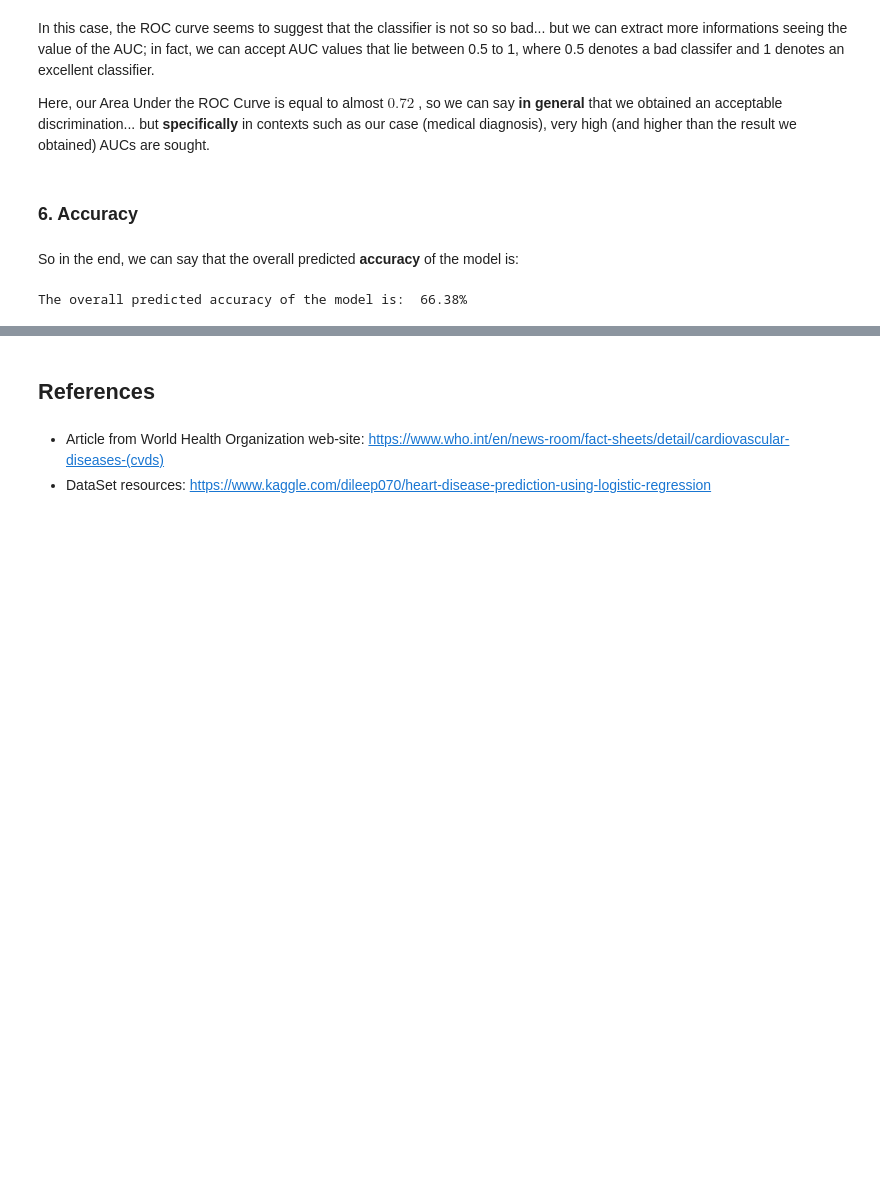
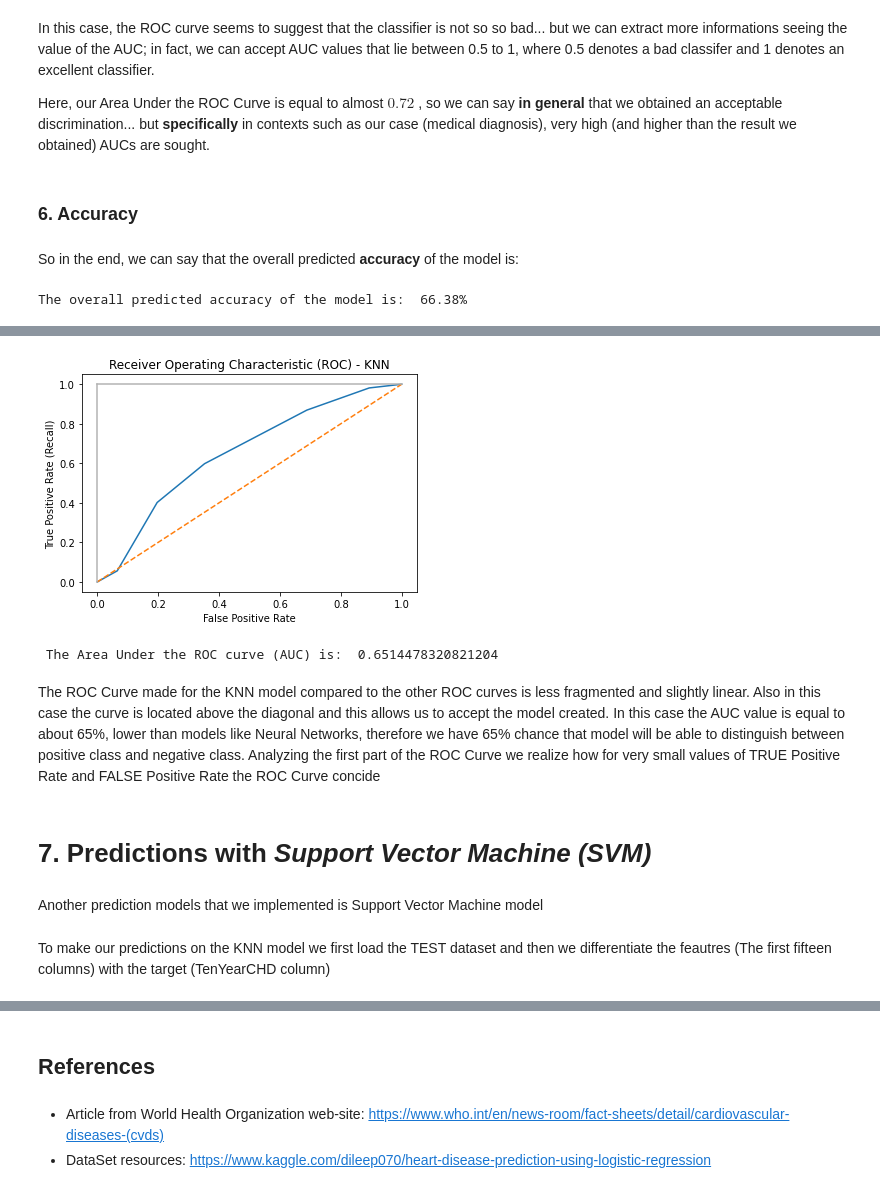
Before and after one commit to TarazGr/FDS-Final, a Jupyter notebook: REPORT.ipynb, the cells around one changed output, grey strips where cells are left out. Drawn from its saved outputs; the diff is of its cells as text; code cells hidden in the pictures; blank space fills up the shorter version.

```diff
--- a/REPORT.ipynb
+++ b/REPORT.ipynb
@@ -361,0 +368,4 @@ The overall predicted accuracy of the model is:  66.38%
+# %%
+path = Path('/Users/antoniozappia/Documents/GitHub/FDS-Final/models/KNN.pkl')
+with open(path,'rb') as file:
+    model=pickle.load(file)
@@ -361,0 +524,23 @@ The overall predicted accuracy of the model is:  66.38%
+# %%
+predictions=model.predict_proba(X_test)[:,1]
+# %%
+auc=roc_auc_score(np.array(df_test['TenYearCHD']), predictions)
+false_positive_rate, true_positive_rate, threshold = roc_curve(np.array(df_test['TenYearCHD']), predictions)
+plt.plot(figsize=(10,10))
+plt.title('Receiver Operating Characteristic (ROC) - KNN')
+plt.plot(false_positive_rate, true_positive_rate)
+plt.plot([0, 1], ls="--")
+plt.plot([0, 0], [1, 0] , c=".7"), plt.plot([1, 1] , c=".7")
+plt.ylabel('True Positive Rate (Recall)')
+plt.xlabel('False Positive Rate')
+plt.show()
+print(' The Area Under the ROC curve (AUC) is: ', auc)
+# %% [output]
+[figure, added]
+ The Area Under the ROC curve (AUC) is:  0.6514478320821204
+# %% [markdown]
+The ROC Curve made for the KNN model compared to the other ROC curves is less fragmented and slightly linear. Also in this case the curve is located above the diagonal and this allows us to accept the model created. In this case the AUC value is equal to about 65%, lower than models like Neural Networks, therefore we have 65% chance that model will be able to distinguish between positive class and negative class. Analyzing the first part of the ROC Curve we realize how for very small values of TRUE Positive Rate and FALSE Positive Rate the ROC Curve concide
+# %% [markdown]
+# 7. Predictions with ***Support Vector Machine (SVM)***
+# %% [markdown]
+Another prediction models that we implemented is Support Vector Machine model
@@ -361,0 +551,2 @@ The overall predicted accuracy of the model is:  66.38%
+# %% [markdown]
+To make our predictions on the KNN model we first load the TEST dataset and then we differentiate the feautres (The first fifteen columns) with the target (TenYearCHD column)
```
Also changed, not shown: parts of 106 cells of this notebook.
